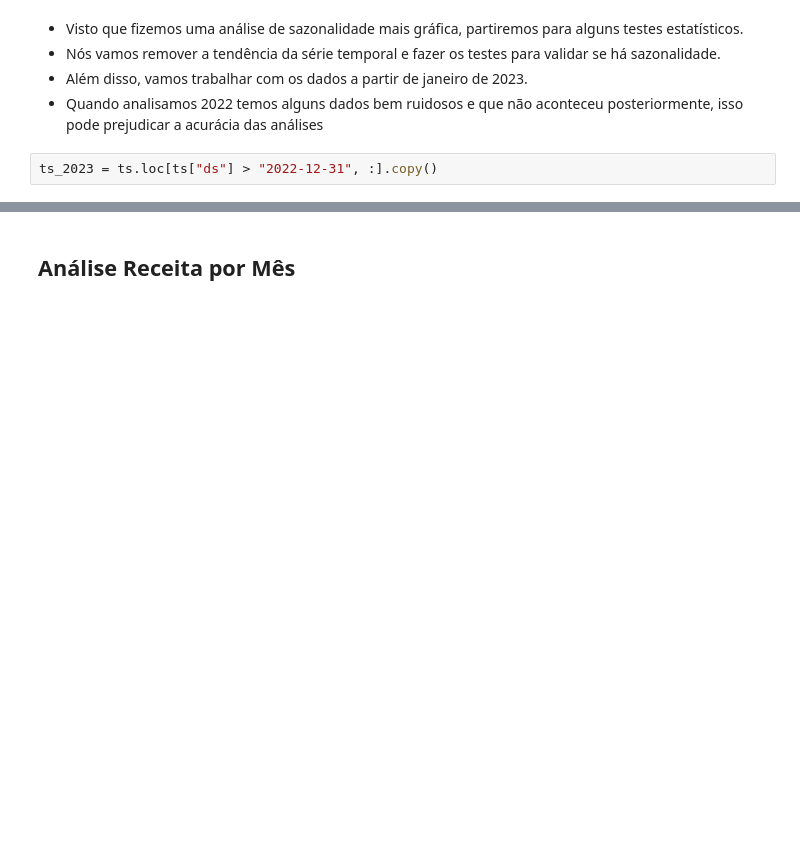
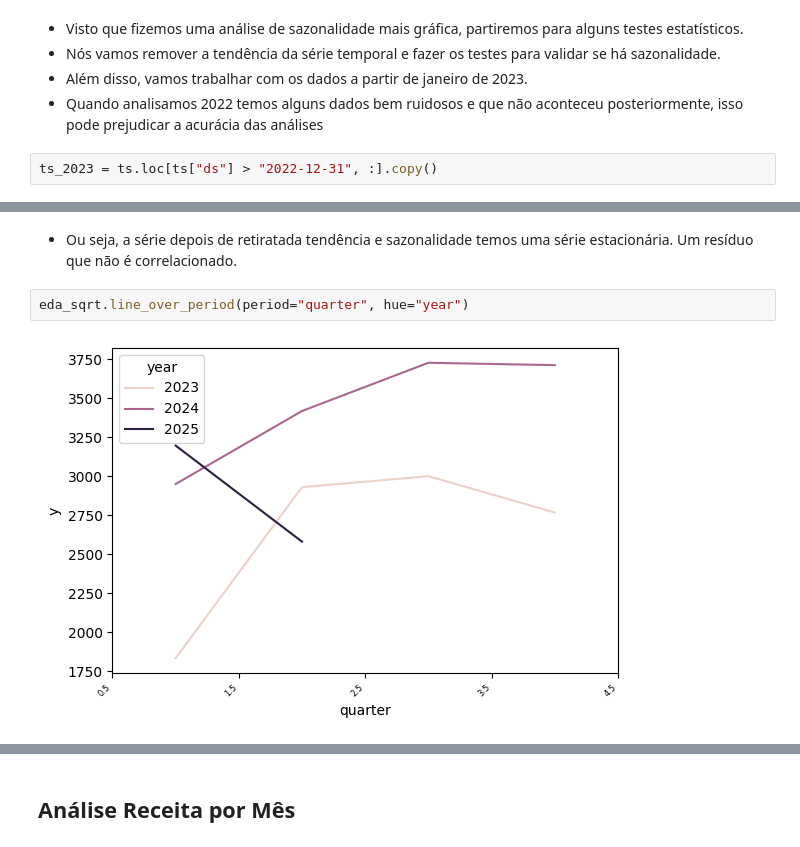
Before and after one commit to mateusalmeida11/mlops-forecast, a Jupyter notebook: notebooks/eda_for_ts.ipynb, the cells around one changed output, grey strips where cells are left out. Saved outputs shown, nothing was run; the diff lists cells and outputs as text; blank space fills up the shorter version.

```diff
--- a/notebooks/eda_for_ts.ipynb
+++ b/notebooks/eda_for_ts.ipynb
@@ -599,0 +654,6 @@ sns.histplot(np.power(y_values, 1/2))
+# %% [markdown]
+- Ou seja, a série depois de retiratada tendência e sazonalidade temos uma série estacionária. Um resíduo que não é correlacionado.
+# %%
+eda_sqrt.line_over_period(period="quarter", hue="year")
+# %% [output]
+[figure, added]
```
Also changed, not shown: parts of 29 cells of this notebook.
